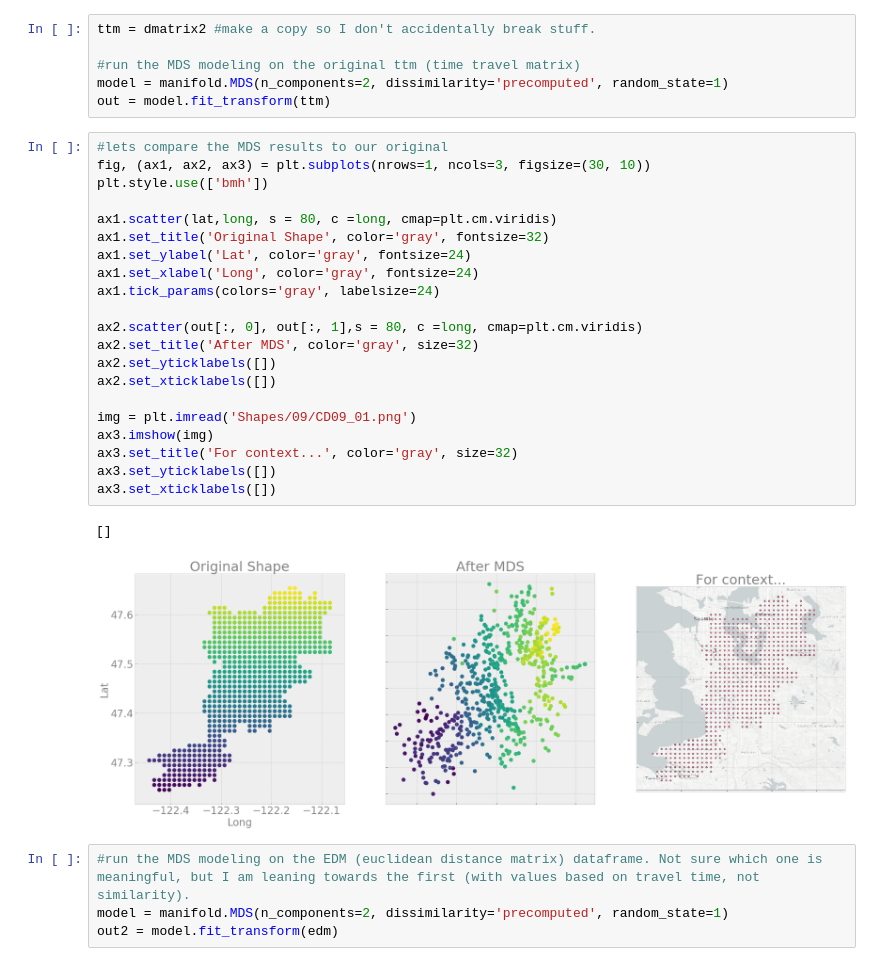
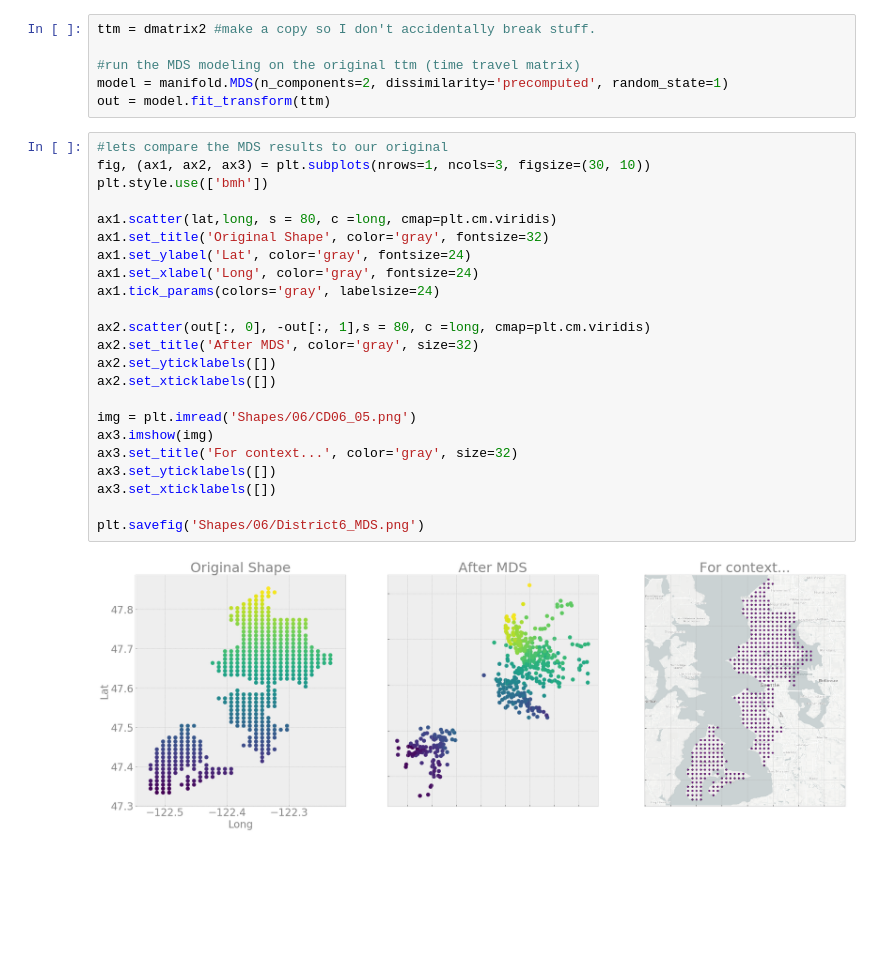
Before and after one commit to AustinJennings/Capstone, a Jupyter notebook: Notebooks/MDS_CD06_05.ipynb, the cells around one changed output. Drawn from its saved outputs; the diff is of its cells as text; blank space fills up the shorter version.

Commit message:
More cleanup of MDS notebooks, plus a dissimilarity matrix plot

```diff
--- a/Notebooks/MDS_CD06_05.ipynb
+++ b/Notebooks/MDS_CD06_05.ipynb
@@ -60,28 +52,25 @@ out = model.fit_transform(ttm)
 # %%
 #lets compare the MDS results to our original
 fig, (ax1, ax2, ax3) = plt.subplots(nrows=1, ncols=3, figsize=(30, 10))
 plt.style.use(['bmh'])
 
 ax1.scatter(lat,long, s = 80, c =long, cmap=plt.cm.viridis)
 ax1.set_title('Original Shape', color='gray', fontsize=32)
 ax1.set_ylabel('Lat', color='gray', fontsize=24)
 ax1.set_xlabel('Long', color='gray', fontsize=24)
 ax1.tick_params(colors='gray', labelsize=24)
 
-ax2.scatter(out[:, 0], out[:, 1],s = 80, c =long, cmap=plt.cm.viridis)
+ax2.scatter(out[:, 0], -out[:, 1],s = 80, c =long, cmap=plt.cm.viridis)
 ax2.set_title('After MDS', color='gray', size=32)
 ax2.set_yticklabels([])
 ax2.set_xticklabels([])
 
-img = plt.imread('Shapes/09/CD09_01.png')
+img = plt.imread('Shapes/06/CD06_05.png')
 ax3.imshow(img)
 ax3.set_title('For context...', color='gray', size=32)
 ax3.set_yticklabels([])
 ax3.set_xticklabels([])
+
+plt.savefig('Shapes/06/District6_MDS.png')
 # %% [output]
-[]
-[figure, old version]
+[figure, new version]
-# %%
-#run the MDS modeling on the EDM (euclidean distance matrix) dataframe. Not sure which one is meaningful, but I am leaning towards the first (with values based on travel time, not similarity).
-model = manifold.MDS(n_components=2, dissimilarity='precomputed', random_state=1)
-out2 = model.fit_transform(edm)
```
Also changed, not shown: parts of 8 cells of this notebook, 3 other files.
